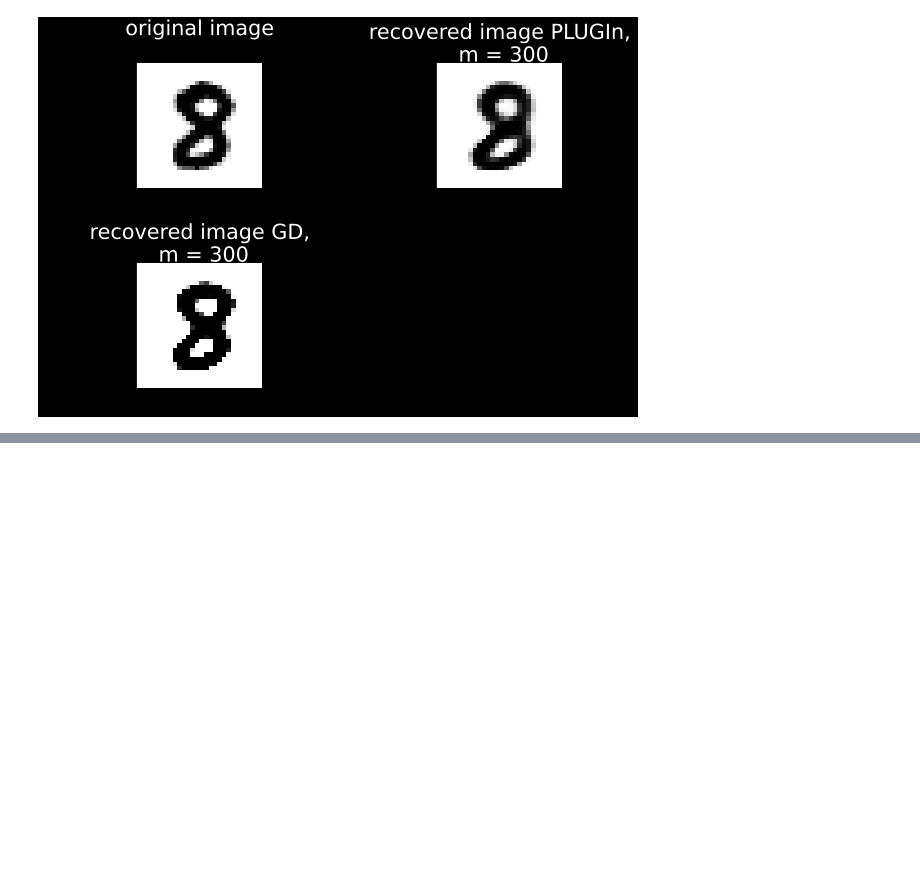
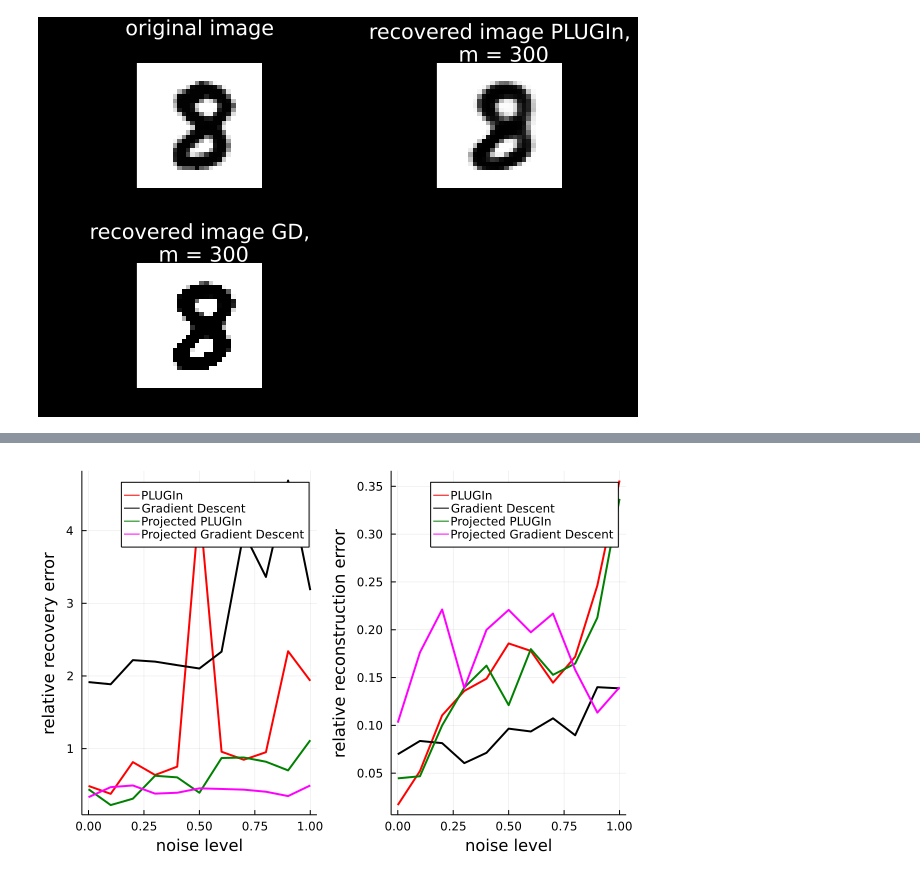
Before and after one commit to babhrujoshi/PLUGIn_Julia, a Jupyter notebook: PLUGIn_CS.ipynb, the cells around one changed output, grey strips where cells are left out. Cells and saved outputs as stored; diff of their text form; code cells hidden in the pictures; blank space fills up the shorter version.

```diff
--- a/PLUGIn_CS.ipynb
+++ b/PLUGIn_CS.ipynb
@@ -1019,0 +1016,16 @@ savefig("result/talk/CS_results/CS_comparision_MNIST.pdf")
+# %%
+plot(noise_level_list, recov_error_PLUGIn, label = "PLUGIn", xlabel = "relative noise level", ylabel = "relative recovery error", linewidth = 2, color =:red)
+plot!(noise_level_list, recov_error_GD, label = "Gradient Descent", xlabel = "noise level", ylabel = "relative recovery error", linewidth = 2, color =:black)
+plot!(noise_level_list, recov_error_PLUGIn_proj, label = "Projected PLUGIn", xlabel = "relative noise level", ylabel = "relative recovery error", linewidth = 2, color =:green)
+p1 = plot!(noise_level_list, recov_error_GD_proj, label = "Projected Gradient Descent", xlabel = "noise level", ylabel = "relative recovery error", linewidth = 2, color =:magenta)
+
+plot(noise_level_list, recon_error_PLUGIn, label = "PLUGIn", xlabel = "relative noise level", ylabel = "relative reconstruction error", linewidth = 2, color =:red)
+plot!(noise_level_list, recon_error_GD, label = "Gradient Descent", xlabel = "noise level", ylabel = "relative reconstruction error", linewidth = 2, color =:black)
+plot!(noise_level_list, recon_error_PLUGIn_proj, label = "Projected PLUGIn", xlabel = "relative noise level", ylabel = "relative reconstruction error", linewidth = 2, color =:green)
+p2 = plot!(noise_level_list, recon_error_GD_proj, label = "Projected Gradient Descent", xlabel = "noise level", ylabel = "relative reconstruction error", linewidth = 2, color =:magenta)
+
+plot(p1, p2, layout = (1,2))
+savefig("result/talk/CS_comparision_MNIST_number5.pdf")
+plot(p1, p2, layout = (1,2))
+# %% [output]
+[figure, added]
```
Also changed, not shown: parts of 6 cells of this notebook, 11 other files.
